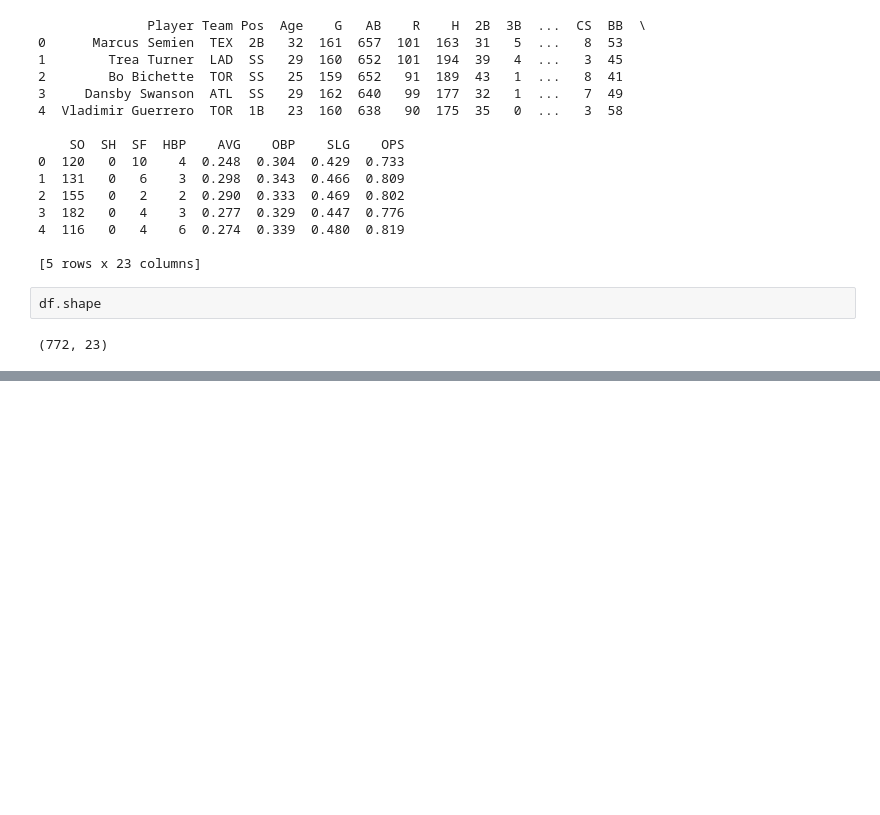
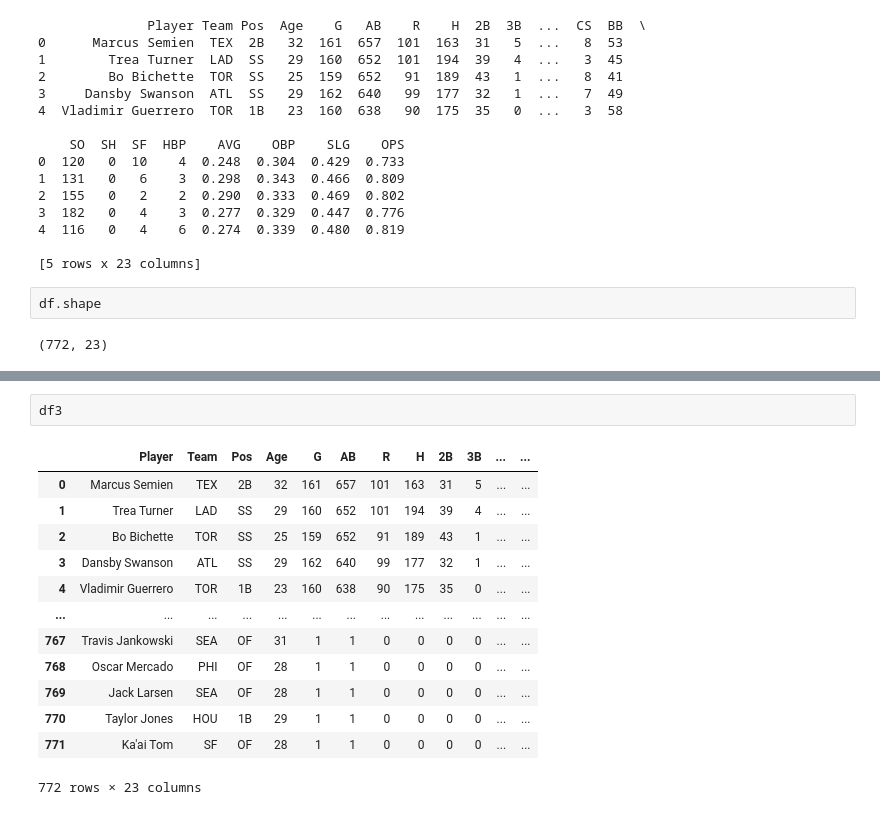
Before and after one commit to sukminc/pandas, a Jupyter notebook: jupyter.mlb.ipynb, the cells around one changed output, grey strips where cells are left out. Drawn from its saved outputs; the diff is of its cells as text; blank space fills up the shorter version.

```diff
--- a/jupyter.mlb.ipynb
+++ b/jupyter.mlb.ipynb
@@ -38,0 +175,16 @@ df.describe()
+# %%
+df3
+# %% [output]
+|  | Player | Team | Pos | Age | G | AB | R | H | 2B | 3B | ... | ... |
+| 0 | Marcus Semien | TEX | 2B | 32 | 161 | 657 | 101 | 163 | 31 | 5 | ... | ... |
+| 1 | Trea Turner | LAD | SS | 29 | 160 | 652 | 101 | 194 | 39 | 4 | ... | ... |
+| 2 | Bo Bichette | TOR | SS | 25 | 159 | 652 | 91 | 189 | 43 | 1 | ... | ... |
+| 3 | Dansby Swanson | ATL | SS | 29 | 162 | 640 | 99 | 177 | 32 | 1 | ... | ... |
+| 4 | Vladimir Guerrero | TOR | 1B | 23 | 160 | 638 | 90 | 175 | 35 | 0 | ... | ... |
+| ... | ... | ... | ... | ... | ... | ... | ... | ... | ... | ... | ... | ... |
+| 767 | Travis Jankowski | SEA | OF | 31 | 1 | 1 | 0 | 0 | 0 | 0 | ... | ... |
+| 768 | Oscar Mercado | PHI | OF | 28 | 1 | 1 | 0 | 0 | 0 | 0 | ... | ... |
+| 769 | Jack Larsen | SEA | OF | 28 | 1 | 1 | 0 | 0 | 0 | 0 | ... | ... |
+| 770 | Taylor Jones | HOU | 1B | 29 | 1 | 1 | 0 | 0 | 0 | 0 | ... | ... |
+| 771 | Ka'ai Tom | SF | OF | 28 | 1 | 1 | 0 | 0 | 0 | 0 | ... | ... |
+772 rows × 23 columns
```
Also changed, not shown: parts of 17 cells of this notebook.
